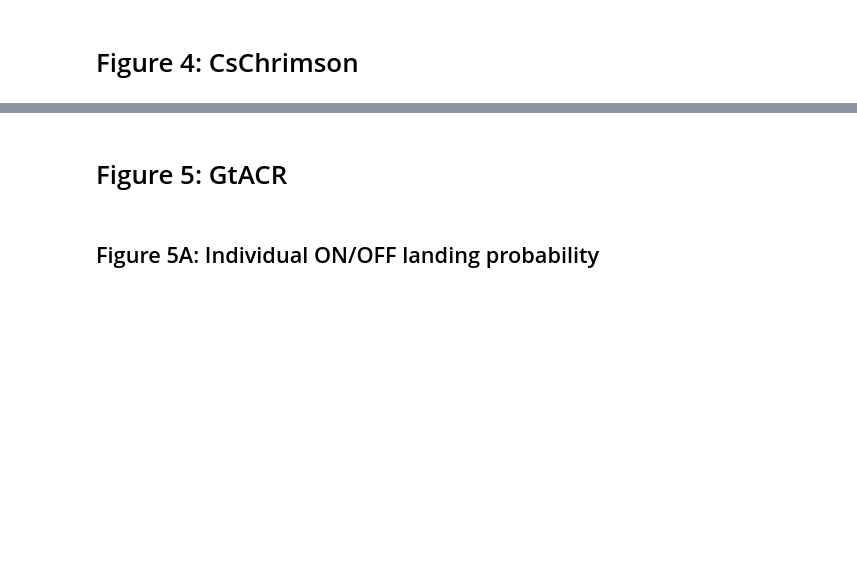
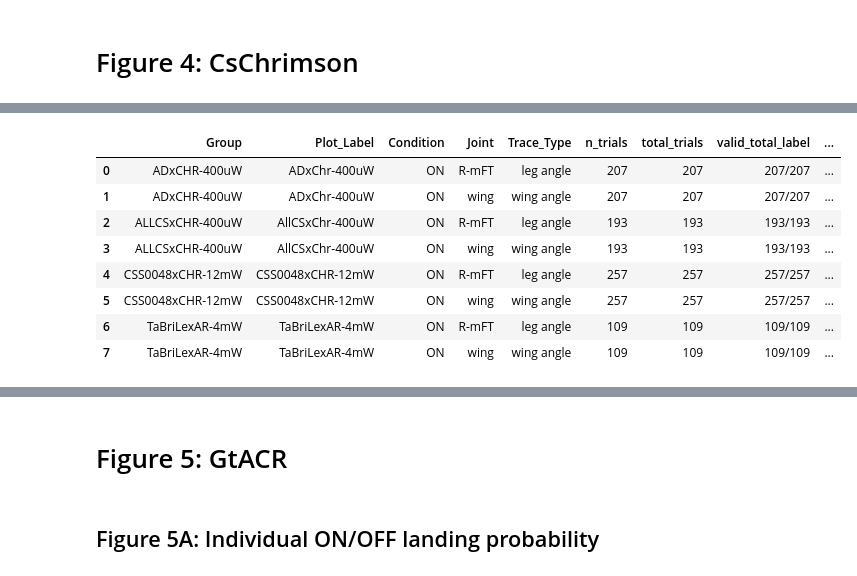
Before and after one commit to TseWeiKuo/AnalysisAndFigures, a Jupyter notebook: OptogeneticFigure.ipynb, the cells around one changed output, grey strips where cells are left out. Cells and saved outputs as stored; diff of their text form; code cells hidden in the pictures; blank space fills up the shorter version.

```diff
--- a/OptogeneticFigure.ipynb
+++ b/OptogeneticFigure.ipynb
@@ -160,9 +183,8 @@ chrimson_selected_keys = [
     "AllCSxChr-400uW",
     "CSS0048xCHR-12mW",
     "TaBriLexAR-4mW",
-    "CSS0021xCHR-12mW",
 ]
-chrimson_selected_colors = ["#1f77b4", "#ff7f0e", "#2ca02c", "#9467bd", "#8c564b"]
+chrimson_selected_colors = ["#1f77b4", "#ff7f0e", "#2ca02c", "#9467bd"]
 
 gtacr_colors = {
     "WT_Green": "black",
@@ -326,0 +307,15 @@ if RUN_CHR_INTENSITY_ANGLE_TRACES:
+# %%
+RUN_CHR_LP_CHANGE_SUMMARY = False
+
+if RUN_CHR_LP_CHANGE_SUMMARY:
+    out = output_folder("CsChrimson_Figure_4", "4A_4C_combined_LP_change_summary")
+    pdf = out / "Figure_4A_4C_CsChrimson_combined_LP_change_ON_minus_OFF.pdf"
+    plotter.plot_chrimson_LP_change_summary(
+        groups={key: groups[key] for key in chr_lp_change_keys},
+        file_name=str(pdf.with_suffix("")),
+        threshold=0.71,
+        n_perm=N_PERM,
+        random_state=0,
+        **CHR_ANGLE_QC_KWARGS,
+    )
+    show_pdf(pdf, height=950)
@@ -326,0 +326,53 @@ if RUN_CHR_INTENSITY_ANGLE_TRACES:
+# %%
+RUN_CHR_SELECTED_ON_ANGLE_TRACES = True
+
+if RUN_CHR_SELECTED_ON_ANGLE_TRACES:
+    out = output_folder("CsChrimson_Figure_4", "selected_groups_ON_angle_traces")
+    pdf = out / "Figure_4_selected_CsChrimson_ON_RmFT_wing_angle_traces.pdf"
+    selected_angle_result = plotter.plot_selected_chrimson_angle_traces(
+        groups={key: groups[key] for key in chrimson_selected_keys},
+        angles=[
+            ["R-mCT", "R-mFT", "R-mTT"],
+            ["wing", "wing", "wing"],
+        ],
+        file_name=str(pdf.with_suffix("")),
+        start=-0.5,
+        end=3,
+        condition="ON",
+        colors=chrimson_selected_colors,
+        show_sem=True,
+        qc_start=0,
+        qc_end=2.0,
+        # **CHR_ANGLE_QC_KWARGS,
+    )
+    if len(selected_angle_result) == 5:
+        selected_angle_fig, selected_angle_axes, selected_angle_summary_df, selected_angle_qc_df, selected_angle_skipped_df = selected_angle_result
+        display(selected_angle_qc_df.head())
+        display(selected_angle_skipped_df.head())
+        if not selected_angle_skipped_df.empty:
+            display(
+                selected_angle_skipped_df
+                .groupby(["Plot_Label", "Joint", "Reason"], as_index=False)
+                .size()
+                .sort_values(["Plot_Label", "Joint", "Reason"])
+            )
+    elif len(selected_angle_result) == 4:
+        selected_angle_fig, selected_angle_axes, selected_angle_summary_df, selected_angle_qc_df = selected_angle_result
+        selected_angle_skipped_df = pd.DataFrame()
+        display(selected_angle_qc_df.head())
+    else:
+        selected_angle_fig, selected_angle_axes, selected_angle_summary_df = selected_angle_result
+        selected_angle_qc_df = pd.DataFrame()
+        selected_angle_skipped_df = pd.DataFrame()
+    display(selected_angle_summary_df)
+    show_pdf(pdf, height=850)
+# %% [output]
+|  | Group | Plot_Label | Condition | Joint | Trace_Type | n_trials | total_trials | valid_total_label | ... |
+| 0 | ADxCHR-400uW | ADxChr-400uW | ON | R-mFT | leg angle | 207 | 207 | 207/207 | ... |
+| 1 | ADxCHR-400uW | ADxChr-400uW | ON | wing | wing angle | 207 | 207 | 207/207 | ... |
+| 2 | ALLCSxCHR-400uW | AllCSxChr-400uW | ON | R-mFT | leg angle | 193 | 193 | 193/193 | ... |
+| 3 | ALLCSxCHR-400uW | AllCSxChr-400uW | ON | wing | wing angle | 193 | 193 | 193/193 | ... |
+| 4 | CSS0048xCHR-12mW | CSS0048xCHR-12mW | ON | R-mFT | leg angle | 257 | 257 | 257/257 | ... |
+| 5 | CSS0048xCHR-12mW | CSS0048xCHR-12mW | ON | wing | wing angle | 257 | 257 | 257/257 | ... |
+| 6 | TaBriLexAR-4mW | TaBriLexAR-4mW | ON | R-mFT | leg angle | 109 | 109 | 109/109 | ... |
+| 7 | TaBriLexAR-4mW | TaBriLexAR-4mW | ON | wing | wing angle | 109 | 109 | 109/109 | ... |
```
Also changed, not shown: parts of 28 cells of this notebook, 5 other files.
